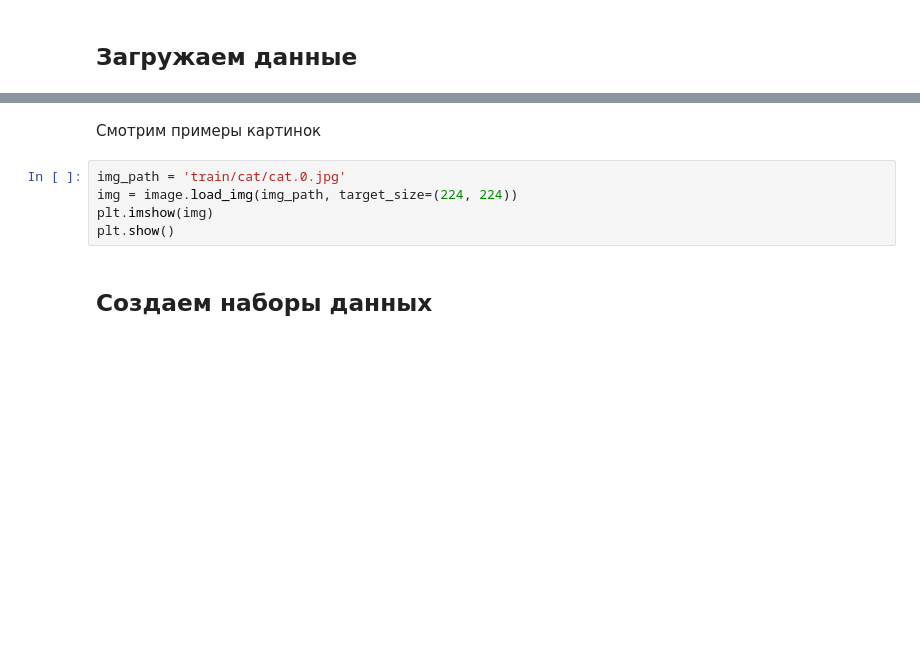
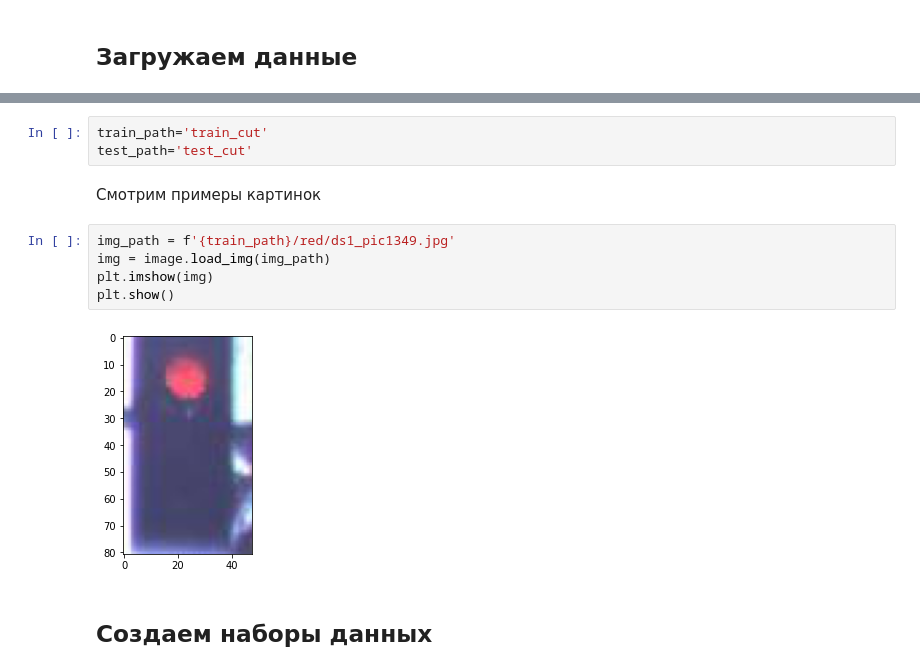
Before and after one commit to svwk/hackathon1, a Jupyter notebook: ml_engineering.ipynb, the cells around one changed output, grey strips where cells are left out. Drawn from its saved outputs; the diff is of its cells as text; blank space fills up the shorter version.

```diff
--- a/ml_engineering.ipynb
+++ b/ml_engineering.ipynb
@@ -49,10 +87,15 @@ cat  dog
+# %%
+train_path='train_cut'
+test_path='test_cut'
 # %% [markdown]
 Смотрим примеры картинок
 # %%
-img_path = 'train/cat/cat.0.jpg'
-img = image.load_img(img_path, target_size=(224, 224))
+img_path = f'{train_path}/red/ds1_pic1349.jpg'
+img = image.load_img(img_path)
 plt.imshow(img)
 plt.show()
+# %% [output]
+[figure, added]
 # %% [markdown]
 ## Создаем наборы данных
 # %% [markdown]
```
Also changed, not shown: parts of 13 cells of this notebook.
